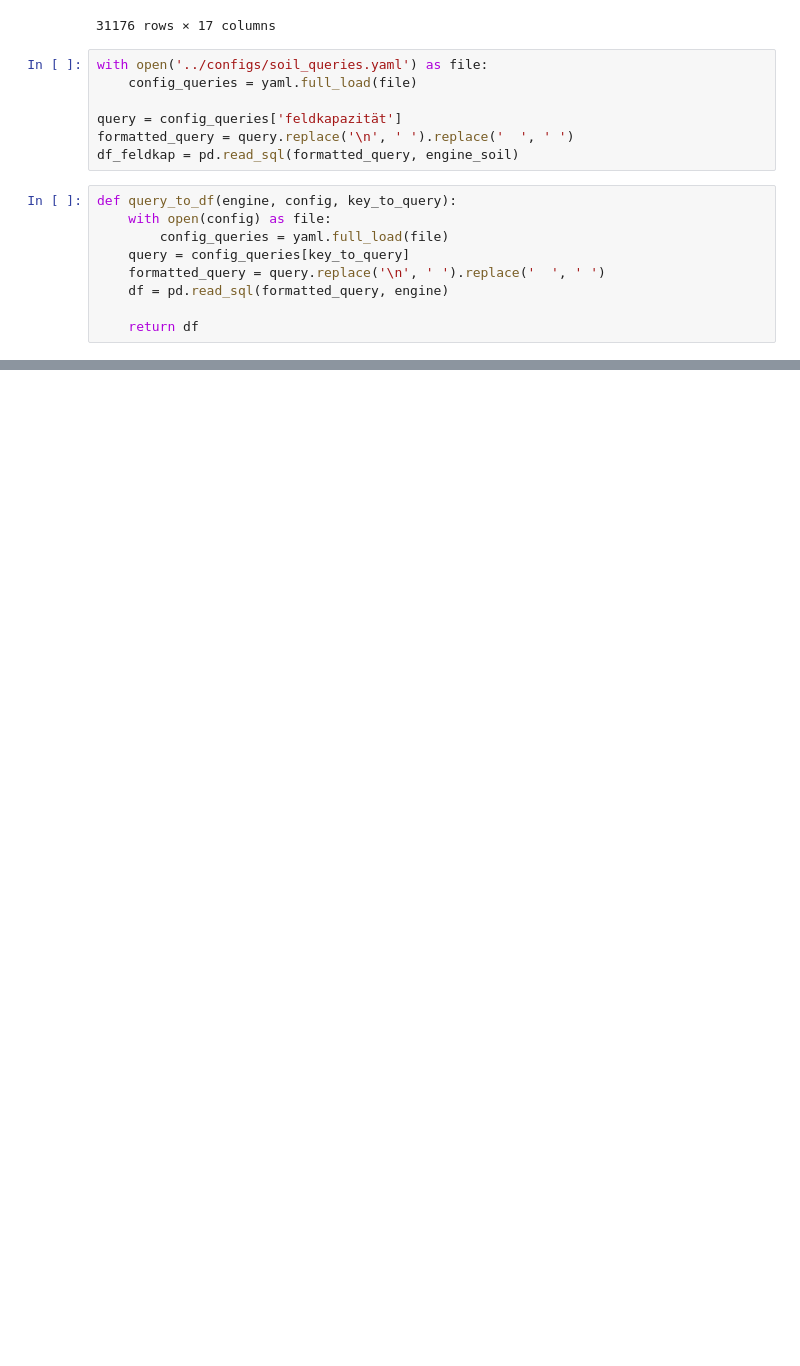
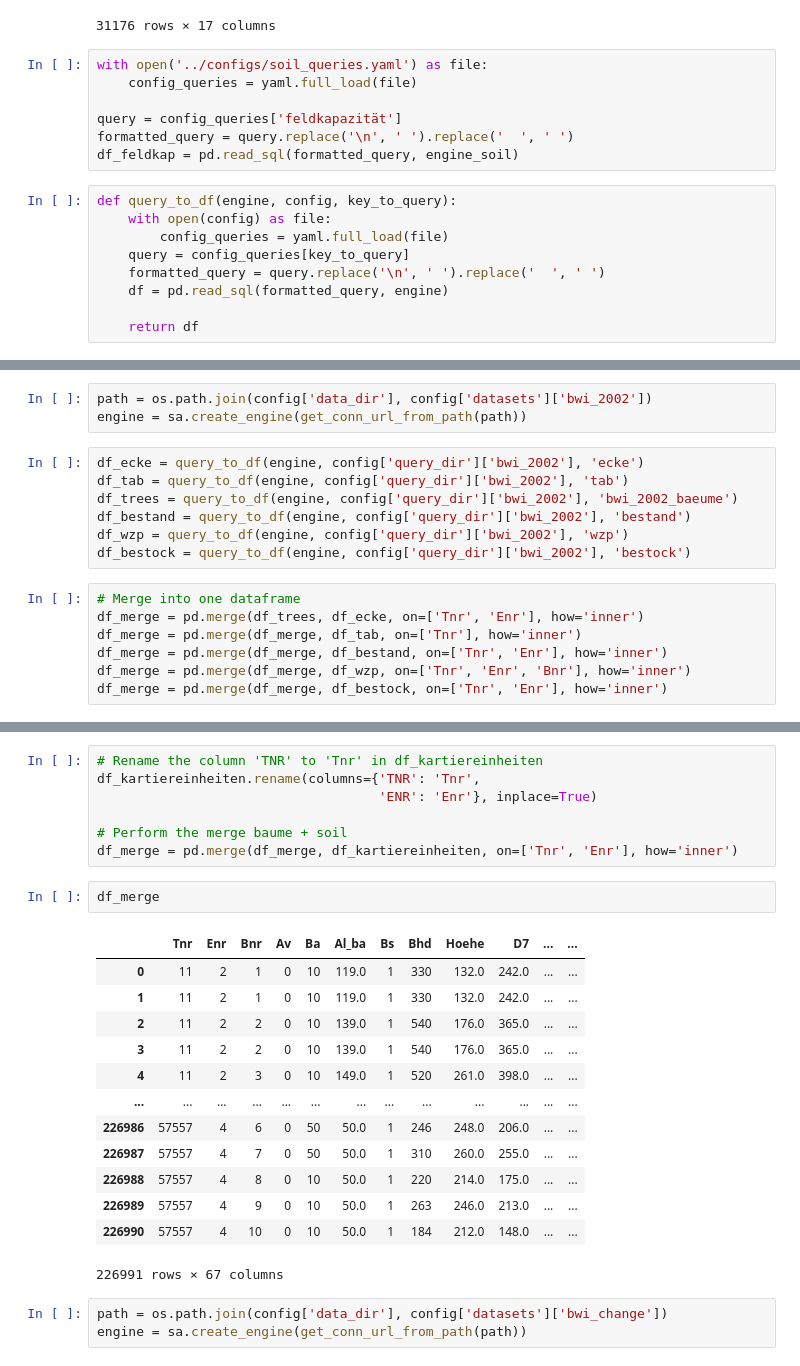
Before and after one commit to hansendav/UBS-ML-24, a Jupyter notebook: notebooks/explore_databases.ipynb, the cells around one changed output, grey strips where cells are left out. Cells and saved outputs as stored; diff of their text form; blank space fills up the shorter version.

Commit message:
Adding configs and table processing

```diff
--- a/notebooks/explore_databases.ipynb
+++ b/notebooks/explore_databases.ipynb
@@ -380,0 +463,17 @@ df = query_to_df(engine_soil, '../configs/soil_queries.yaml', 'feldkapazität')
+# %%
+path = os.path.join(config['data_dir'], config['datasets']['bwi_2002'])
+engine = sa.create_engine(get_conn_url_from_path(path))
+# %%
+df_ecke = query_to_df(engine, config['query_dir']['bwi_2002'], 'ecke')
+df_tab = query_to_df(engine, config['query_dir']['bwi_2002'], 'tab')
+df_trees = query_to_df(engine, config['query_dir']['bwi_2002'], 'bwi_2002_baeume')
+df_bestand = query_to_df(engine, config['query_dir']['bwi_2002'], 'bestand')
+df_wzp = query_to_df(engine, config['query_dir']['bwi_2002'], 'wzp')
+df_bestock = query_to_df(engine, config['query_dir']['bwi_2002'], 'bestock')
+# %%
+# Merge into one dataframe
+df_merge = pd.merge(df_trees, df_ecke, on=['Tnr', 'Enr'], how='inner')
+df_merge = pd.merge(df_merge, df_tab, on=['Tnr'], how='inner')
+df_merge = pd.merge(df_merge, df_bestand, on=['Tnr', 'Enr'], how='inner')
+df_merge = pd.merge(df_merge, df_wzp, on=['Tnr', 'Enr', 'Bnr'], how='inner')
+df_merge = pd.merge(df_merge, df_bestock, on=['Tnr', 'Enr'], how='inner')
@@ -380,0 +500,26 @@ df = query_to_df(engine_soil, '../configs/soil_queries.yaml', 'feldkapazität')
+# %%
+# Rename the column 'TNR' to 'Tnr' in df_kartiereinheiten
+df_kartiereinheiten.rename(columns={'TNR': 'Tnr',
+                                    'ENR': 'Enr'}, inplace=True)
+
+# Perform the merge baume + soil
+df_merge = pd.merge(df_merge, df_kartiereinheiten, on=['Tnr', 'Enr'], how='inner')
+# %%
+df_merge
+# %% [output]
+|  | Tnr | Enr | Bnr | Av | Ba | Al_ba | Bs | Bhd | Hoehe | D7 | ... | ... |
+| 0 | 11 | 2 | 1 | 0 | 10 | 119.0 | 1 | 330 | 132.0 | 242.0 | ... | ... |
+| 1 | 11 | 2 | 1 | 0 | 10 | 119.0 | 1 | 330 | 132.0 | 242.0 | ... | ... |
+| 2 | 11 | 2 | 2 | 0 | 10 | 139.0 | 1 | 540 | 176.0 | 365.0 | ... | ... |
+| 3 | 11 | 2 | 2 | 0 | 10 | 139.0 | 1 | 540 | 176.0 | 365.0 | ... | ... |
+| 4 | 11 | 2 | 3 | 0 | 10 | 149.0 | 1 | 520 | 261.0 | 398.0 | ... | ... |
+| ... | ... | ... | ... | ... | ... | ... | ... | ... | ... | ... | ... | ... |
+| 226986 | 57557 | 4 | 6 | 0 | 50 | 50.0 | 1 | 246 | 248.0 | 206.0 | ... | ... |
+| 226987 | 57557 | 4 | 7 | 0 | 50 | 50.0 | 1 | 310 | 260.0 | 255.0 | ... | ... |
+| 226988 | 57557 | 4 | 8 | 0 | 10 | 50.0 | 1 | 220 | 214.0 | 175.0 | ... | ... |
+| 226989 | 57557 | 4 | 9 | 0 | 10 | 50.0 | 1 | 263 | 246.0 | 213.0 | ... | ... |
+| 226990 | 57557 | 4 | 10 | 0 | 10 | 50.0 | 1 | 184 | 212.0 | 148.0 | ... | ... |
+226991 rows × 67 columns
+# %%
+path = os.path.join(config['data_dir'], config['datasets']['bwi_change'])
+engine = sa.create_engine(get_conn_url_from_path(path))
```
Also changed, not shown: parts of 26 cells of this notebook, 5 other files.
